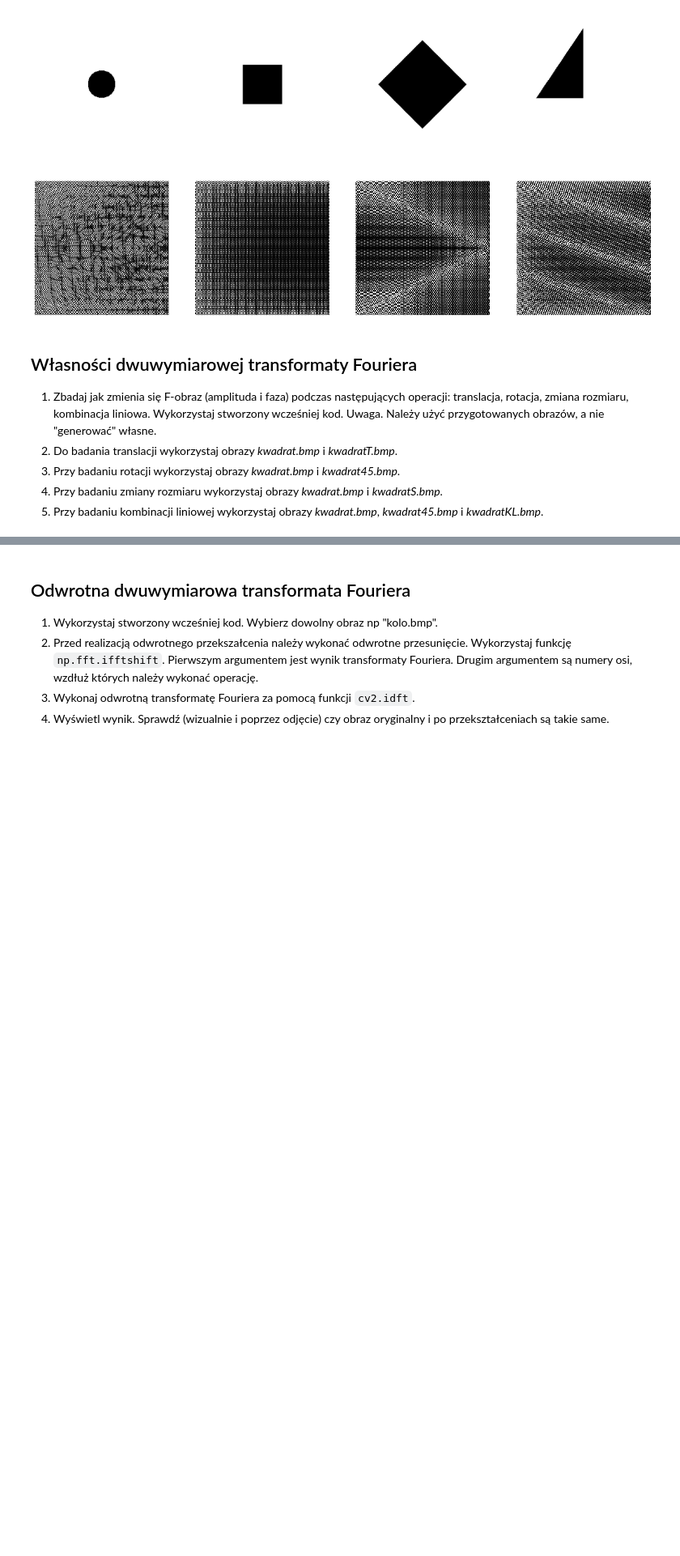
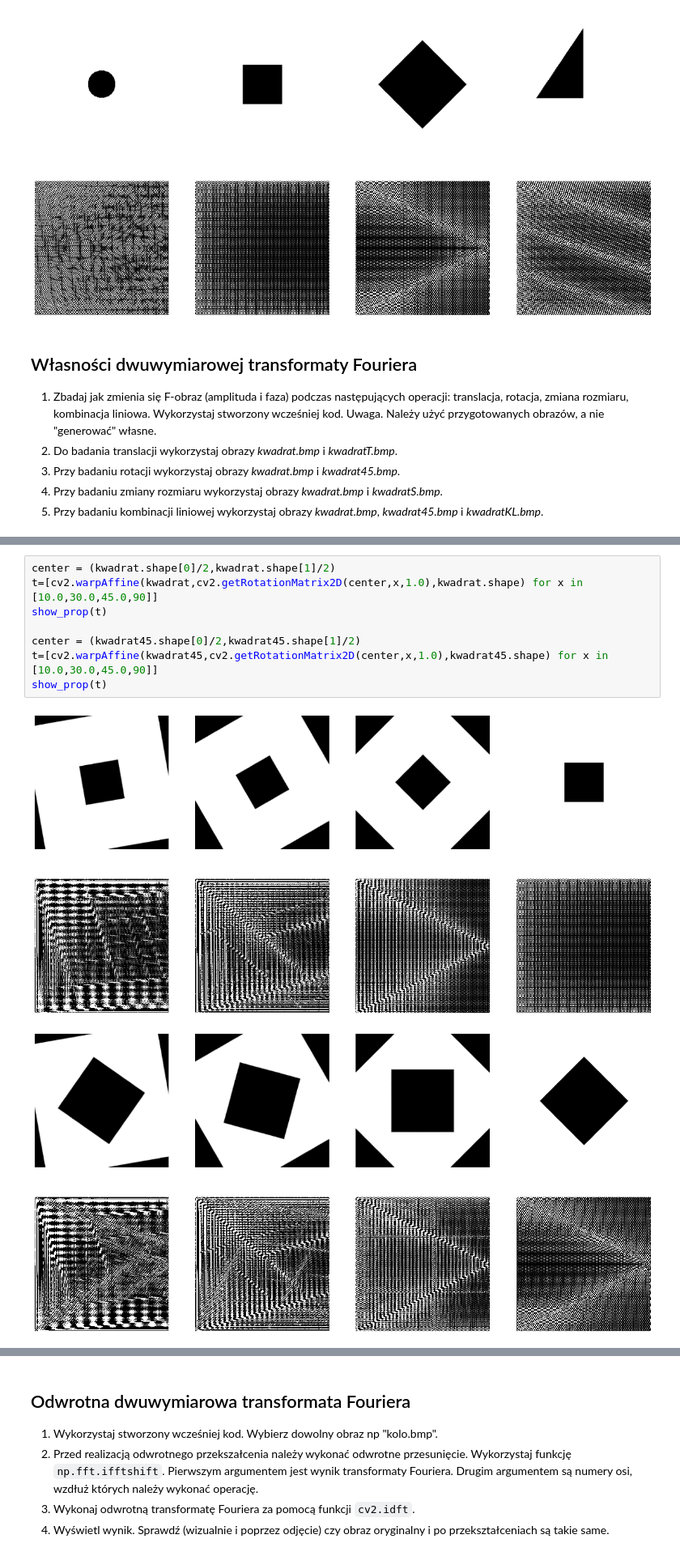
Before and after one commit to prz-ziaja/sem5, a Jupyter notebook: poc/lab08/08_Fourier.ipynb, the cells around one changed output, grey strips where cells are left out. Shown at 81% size. Cells and saved outputs as stored; diff of their text form; blank space fills up the shorter version.

```diff
--- a/poc/lab08/08_Fourier.ipynb
+++ b/poc/lab08/08_Fourier.ipynb
@@ -155,0 +178,11 @@ Uwaga. Należy użyć przygotowanych obrazów, a nie "generować" własne.
+# %%
+center = (kwadrat.shape[0]/2,kwadrat.shape[1]/2)
+t=[cv2.warpAffine(kwadrat,cv2.getRotationMatrix2D(center,x,1.0),kwadrat.shape) for x in [10.0,30.0,45.0,90]]
+show_prop(t)
+
+center = (kwadrat45.shape[0]/2,kwadrat45.shape[1]/2)
+t=[cv2.warpAffine(kwadrat45,cv2.getRotationMatrix2D(center,x,1.0),kwadrat45.shape) for x in [10.0,30.0,45.0,90]]
+show_prop(t)
+# %% [output]
+[figure, added]
+[figure, added]
```
Also changed, not shown: parts of 11 cells of this notebook.
